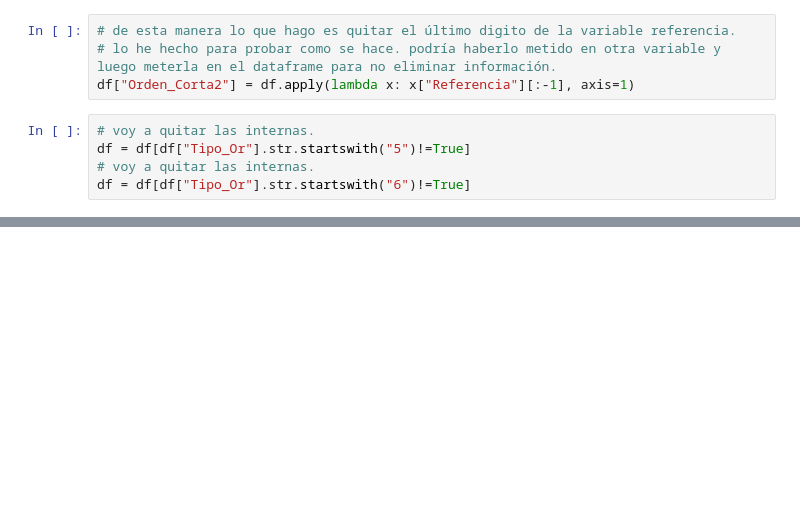
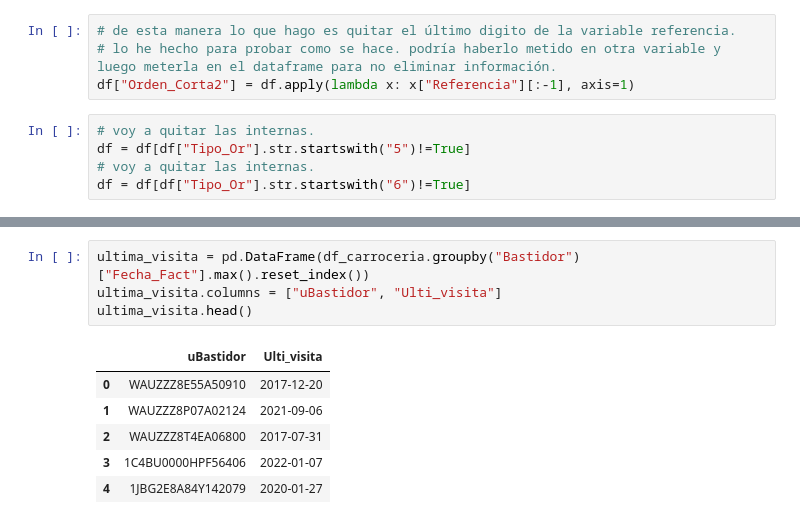
Before and after one commit to pacomm5/PLANTILLAS2, a Jupyter notebook: COHORT3_MIO4.ipynb, the cells around one changed output, grey strips where cells are left out. Cells and saved outputs as stored; diff of their text form; blank space fills up the shorter version.

```diff
--- a/COHORT3_MIO4.ipynb
+++ b/COHORT3_MIO4.ipynb
@@ -1766,0 +1824,11 @@ df.head()
+# %%
+ultima_visita = pd.DataFrame(df_carroceria.groupby("Bastidor")["Fecha_Fact"].max().reset_index())
+ultima_visita.columns = ["uBastidor", "Ulti_visita"]
+ultima_visita.head()
+# %% [output]
+|  | uBastidor | Ulti_visita |
+| 0 | WAUZZZ8E55A50910 | 2017-12-20 |
+| 1 | WAUZZZ8P07A02124 | 2021-09-06 |
+| 2 | WAUZZZ8T4EA06800 | 2017-07-31 |
+| 3 | 1C4BU0000HPF56406 | 2022-01-07 |
+| 4 | 1JBG2E8A84Y142079 | 2020-01-27 |
```
Also changed, not shown: parts of 8 cells of this notebook.
